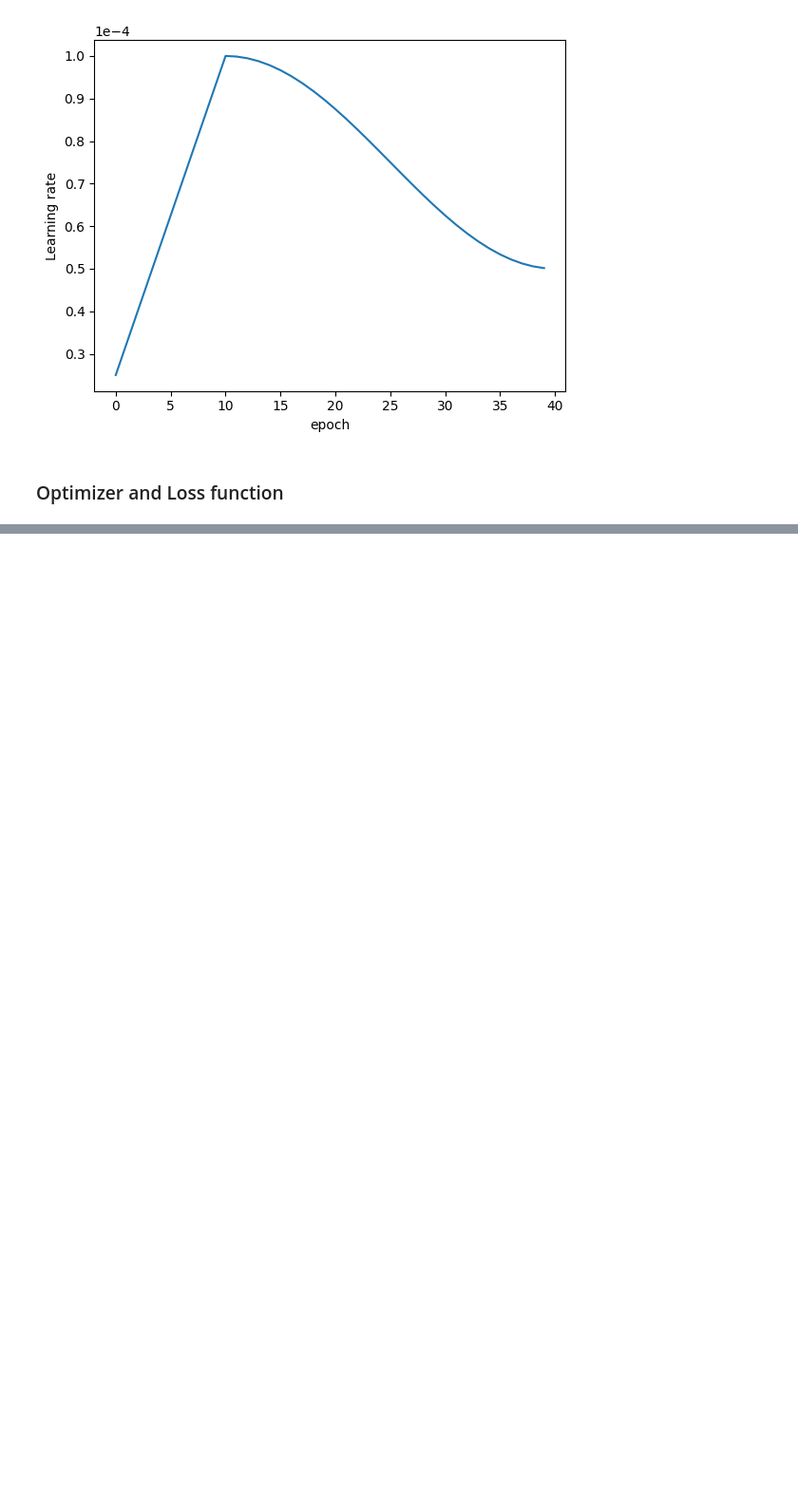
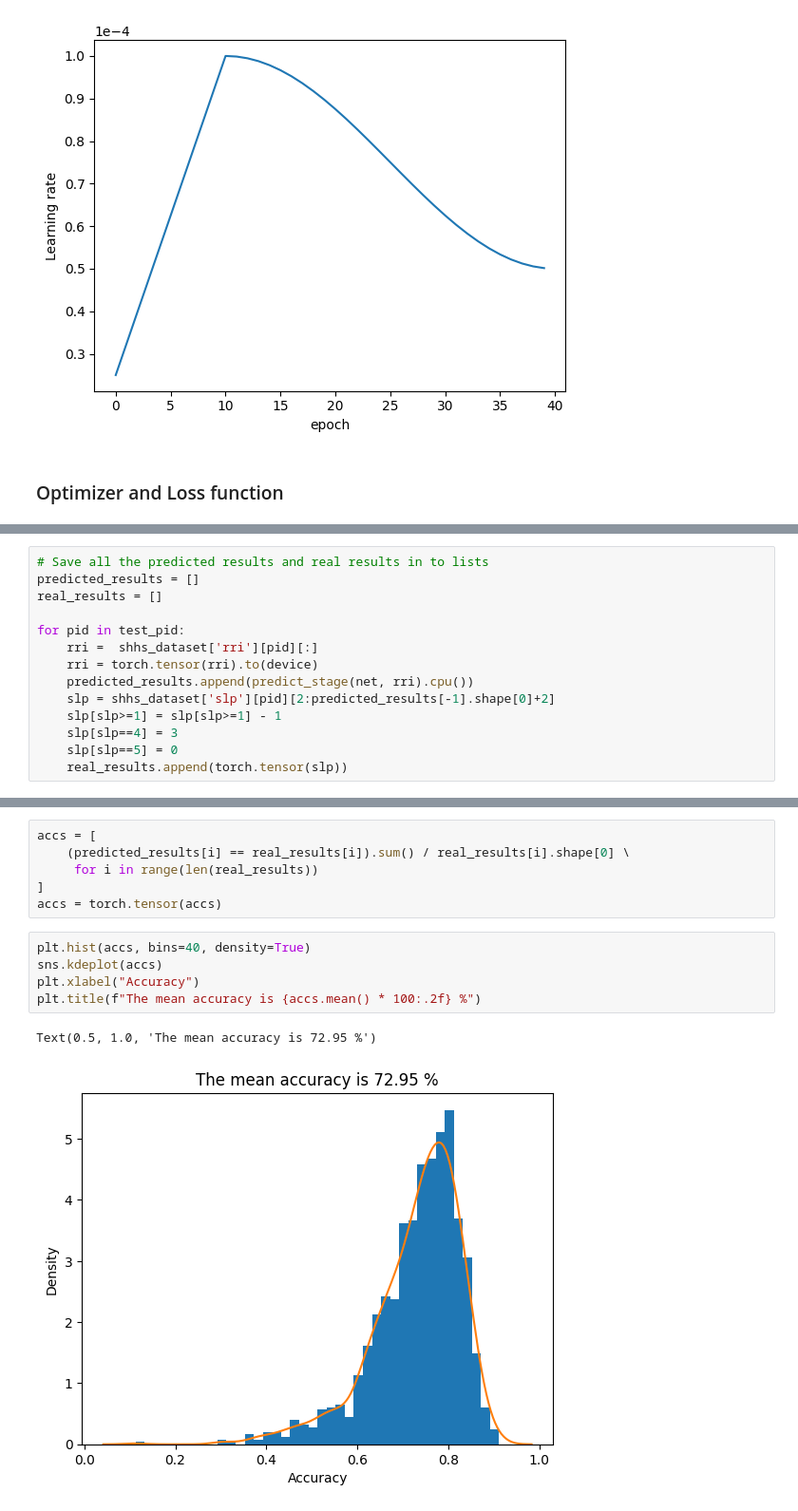
Before and after one commit to AlexMa123/DCNN-SHHS, a Jupyter notebook: Demo.ipynb, the cells around one changed output, grey strips where cells are left out. Shown at 95% size. Drawn from its saved outputs; the diff is of its cells as text; blank space fills up the shorter version.

```diff
--- a/Demo.ipynb
+++ b/Demo.ipynb
@@ -339,0 +450,14 @@ KeyboardInterrupt: ignored
+# %%
+# Save all the predicted results and real results in to lists
+predicted_results = []
+real_results = []
+
+for pid in test_pid:
+    rri =  shhs_dataset['rri'][pid][:]
+    rri = torch.tensor(rri).to(device)
+    predicted_results.append(predict_stage(net, rri).cpu())
+    slp = shhs_dataset['slp'][pid][2:predicted_results[-1].shape[0]+2]
+    slp[slp>=1] = slp[slp>=1] - 1
+    slp[slp==4] = 3
+    slp[slp==5] = 0
+    real_results.append(torch.tensor(slp))
@@ -339,0 +466,14 @@ KeyboardInterrupt: ignored
+# %%
+accs = [
+    (predicted_results[i] == real_results[i]).sum() / real_results[i].shape[0] \
+     for i in range(len(real_results))
+]
+accs = torch.tensor(accs)
+# %%
+plt.hist(accs, bins=40, density=True)
+sns.kdeplot(accs)
+plt.xlabel("Accuracy")
+plt.title(f"The mean accuracy is {accs.mean() * 100:.2f} %")
+# %% [output]
+Text(0.5, 1.0, 'The mean accuracy is 72.95 %')
+[figure, added]
```
Also changed, not shown: parts of 30 cells of this notebook.
